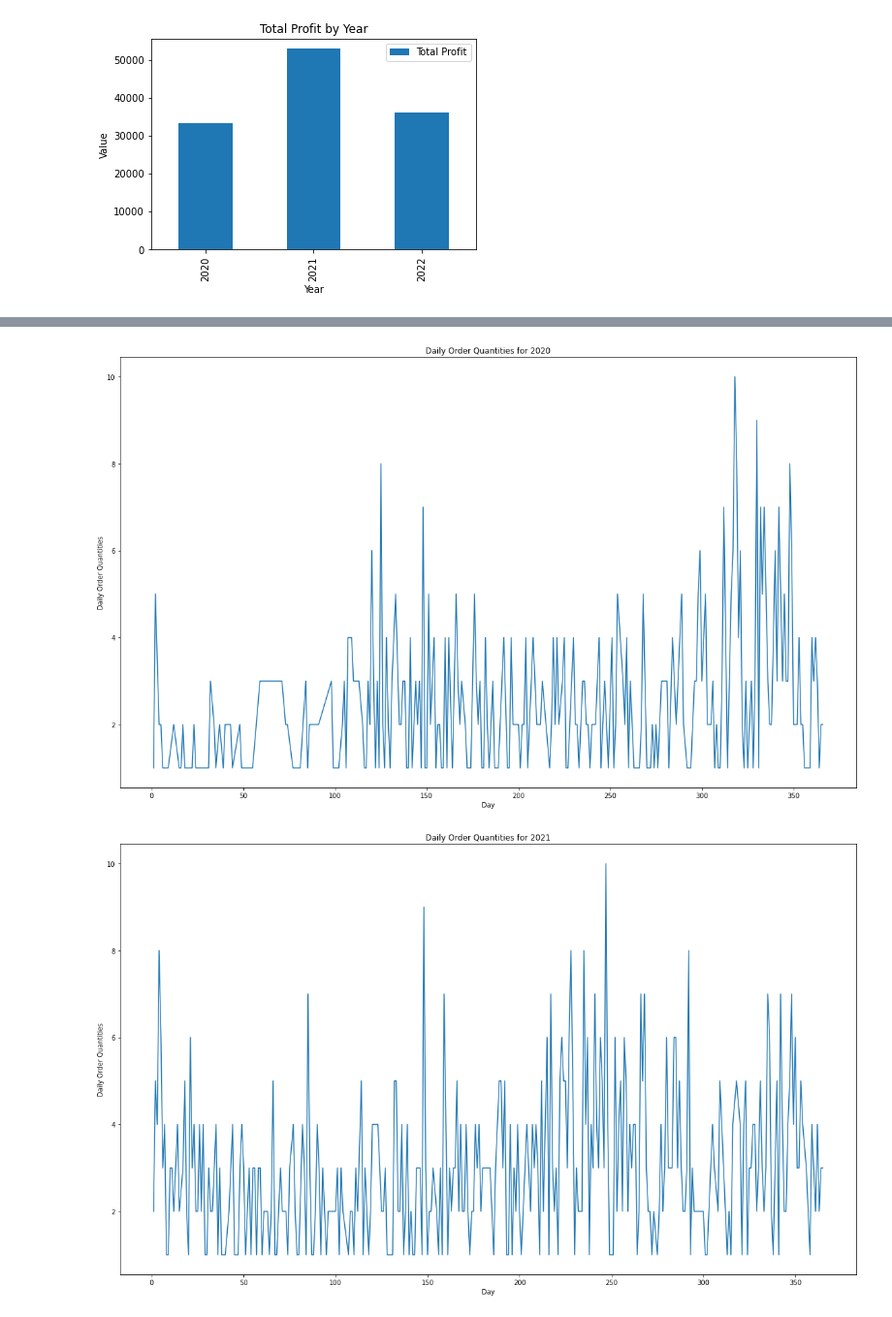
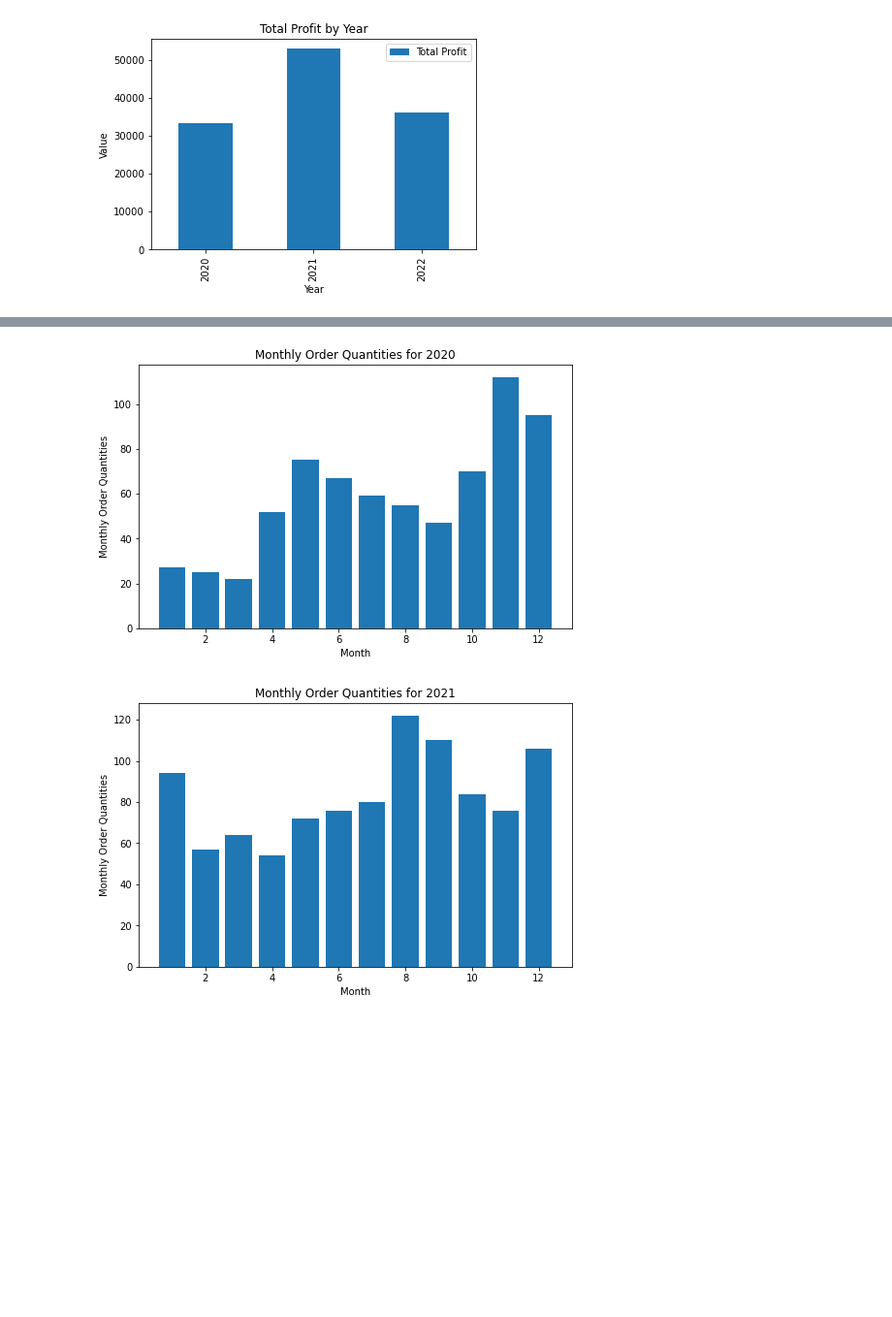
Before and after one commit to mustafabayrak0/Etsy, a Jupyter notebook: Notebooks/Extras.ipynb, the cells around one changed output, grey strips where cells are left out. Shown at 97% size. Saved outputs shown, nothing was run; the diff lists cells and outputs as text; code cells hidden in the pictures; blank space fills up the shorter version.

```diff
--- a/Notebooks/Extras.ipynb
+++ b/Notebooks/Extras.ipynb
@@ -24,18 +24,20 @@ df.head(2)
 | 0 | 12/31/20 | 1 | 44.67 | 11.17 |
 | 1 | 12/31/20 | 1 | 52.00 | 13.00 |
 # %%
-def map_years(dataframe, years, days, sale_date):
+def map_years(dataframe, years, days,months, sale_date):
     dataframe[years] = ""
     dataframe[days] = ""
     for i in dataframe[sale_date]:
         date = datetime.datetime.strptime(i, "%m/%d/%y")
         year = date.year
+        month = date.month
         day_of_year = date.strftime("%j")
         dataframe.loc[dataframe[sale_date] == i, years] = year
         dataframe.loc[dataframe[sale_date] == i, days] = int(day_of_year)
+        dataframe.loc[dataframe[sale_date] == i, months] = int(month)
     return dataframe
 # %%
-df = map_years(df,"Year","Day","Sale Date")
+df = map_years(df,"Year","Day","Month","Sale Date")
 # %%
 df.head(2)
 # %% [output]
@@ -84,12 +77,16 @@ daily_quantities = daily_quantities.reset_index()
+# %%
+grouped = df.groupby(['Year', 'Month'])
+monthly_quantities = grouped['Quantity'].sum()
+monthly_quantities = monthly_quantities.reset_index()
 # %%
-for year in daily_quantities['Year'].unique():
-    plt.figure(figsize=(20, 12))  # Set the figure size to 10 inches wide by 6 inches tall
-    plt.plot(daily_quantities.loc[daily_quantities['Year'] == year, 'Day'],
-             daily_quantities.loc[daily_quantities['Year'] == year, 'Quantity'])
-    plt.xlabel('Day')
-    plt.ylabel('Daily Order Quantities')
-    plt.title(f'Daily Order Quantities for {year}')
+for year in monthly_quantities['Year'].unique():
+    plt.figure(figsize=(8, 5))  # Set the figure size to 10 inches wide by 6 inches tall
+    plt.bar(monthly_quantities.loc[monthly_quantities['Year'] == year, 'Month'],
+             monthly_quantities.loc[monthly_quantities['Year'] == year, 'Quantity'])
+    plt.xlabel('Month')
+    plt.ylabel('Monthly Order Quantities')
+    plt.title(f'Monthly Order Quantities for {year}')
     plt.show()
 # %% [output]
-[figure, old version]
+[figure, new version]
-[figure, old version]
+[figure, new version]
```
Also changed, not shown: parts of 5 cells of this notebook.
